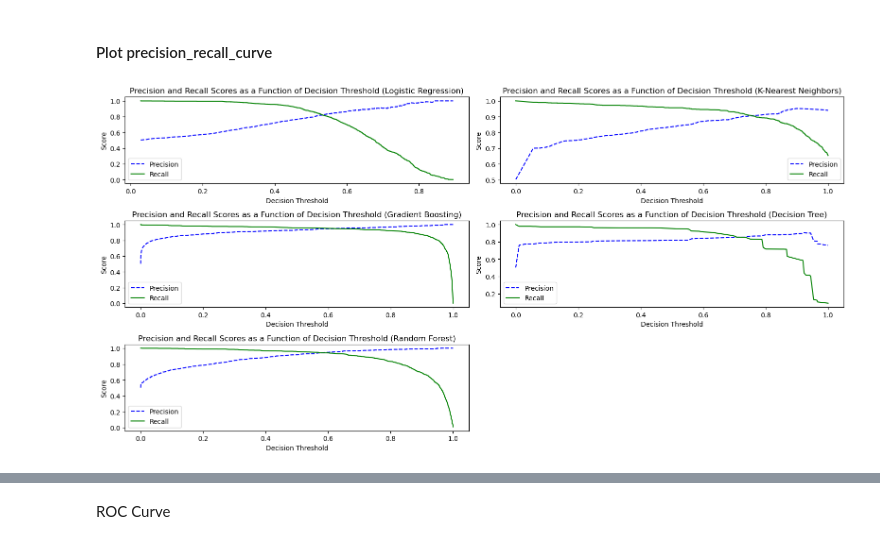
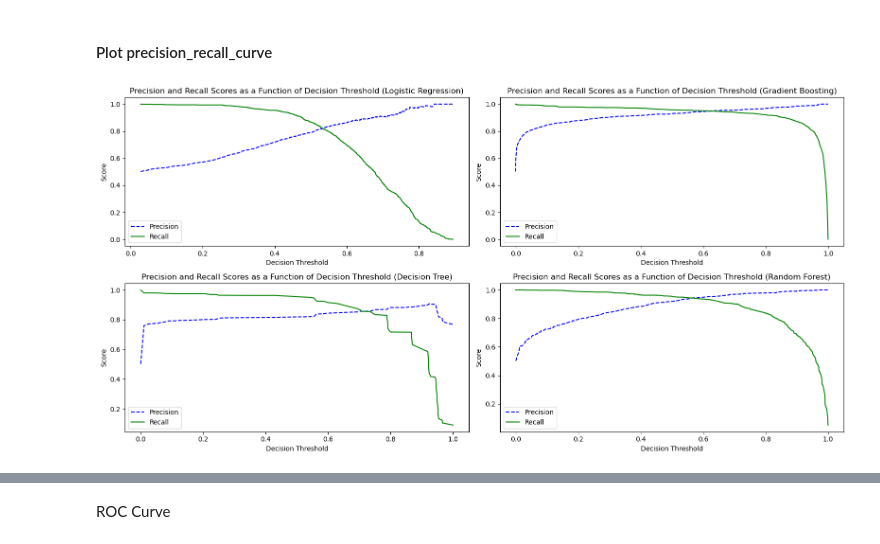
Before and after one commit to rubaawad/Brain_stroke_prediction, a Jupyter notebook: src/components/notebook/data/MODEL TRAINING.ipynb, the cells around one changed output, grey strips where cells are left out. Saved outputs shown, nothing was run; the diff lists cells and outputs as text; code cells hidden in the pictures.

```diff
--- a/src/components/notebook/data/MODEL TRAINING.ipynb
+++ b/src/components/notebook/data/MODEL TRAINING.ipynb
@@ -143,9 +141,0 @@ SVC(probability=True)
-# %%
-# Importing the KNeighborsClassifier class from sklearn.neighbors
-from sklearn.neighbors import KNeighborsClassifier
-
-# Instantiating a KNeighborsClassifier object with specified parameters
-knn = KNeighborsClassifier()
-
-# Fitting the K-nearest neighbors model to the training data
-knn.fit(X_train, y_train)
@@ -192,0 +183,11 @@ RandomForestClassifier()
+# %%
+from sklearn.ensemble import VotingClassifier  # Import the VotingClassifier class from the sklearn.ensemble module, which is used for creating an ensemble model that combines multiple models to make a final prediction.
+
+# Ensemble Model: Voting Classifier (Combining Decision Tree, Random Forest, and Gradient Boosting)
+voting_ensemble = VotingClassifier(estimators=[
+    ('decision_tree', dt),  # Include a Decision Tree model in the ensemble, referenced by the name 'decision_tree'.
+    ('random_forest', rf),  # Include a Random Forest model in the ensemble, referenced by the name 'random_forest'.
+    ('gradient_boosting', gb)  # Include a Gradient Boosting model in the ensemble, referenced by the name 'gradient_boosting'.
+], voting='hard')  # Specify that the voting method is 'hard', meaning the final prediction is based on the majority vote from all the models.
+
+voting_ensemble.fit(X_train, y_train)  # Train the VotingClassifier ensemble model on the training data (X_train, y_train).
@@ -194,9 +200,9 @@ RandomForestClassifier()
 Models objects and names
 # %%
 # Define models list
-models = [lr, knn, gb, svm, dt, rf]
+models = [lr, gb, svm, dt, rf,voting_ensemble]
 # List of model names
-models_names = ["Logistic Regression", "K-Nearest Neighbors", "Gradient Boosting", "Support Vector Machine", "Decision Tree", "Random Forest"]
+models_names = ["Logistic Regression",  "Gradient Boosting", "Support Vector Machine", "Decision Tree", "Random Forest","Voting Ensemble"]
 # %% [markdown]
 ### Assess the complexity of each model
 # %%
@@ -609,6 +563,5 @@ recall_score: 0.9527801344783688
 # %% [markdown]
 ###  Evaluate The models after Parameters tuning
 # %%
-models = [lr, knn, gb, svm, dt, rf]
 # compute evaluation metrics for all models
 models_cm_df, models_metrics_df = evaluate_all_models(models, X_test, y_test)
@@ -698,11 +653,11 @@ def plot_precision_recall_vs_threshold(precisions, recalls, thresholds, model_na
 # %%
 # Define the models
-precision_recall_curve_models = [lr, knn, gb, dt, rf]
-model_names = ["Logistic Regression", "K-Nearest Neighbors", "Gradient Boosting", "Decision Tree", "Random Forest"]
+precision_recall_curve_models = [lr,  gb, dt, rf]
+model_names = ["Logistic Regression",  "Gradient Boosting", "Decision Tree", "Random Forest"]
 # Calculate the number of plots based on the number of numerical columns
 num_plots = len(precision_recall_curve_models)
 # Define the number of rows and columns for the grid layout
-num_rows = 3
+num_rows = 2
 num_cols = 2
 
 # Create a figure and a set of subplots with the specified number of rows and columns
@@ -710,31 +665,31 @@ fig, axes = plt.subplots(nrows=num_rows, ncols=num_cols, figsize=(16, 8))
 # Flatten the axes array to simplify indexing
 axes = axes.flatten()
 # Flatten the axes if necessary
 if num_rows == 1:
     axes = [axes]
 
 # Plot precision-recall curves for each model
 for i, (model, name) in enumerate(zip(precision_recall_curve_models, model_names)):
     ax = axes[i]
 
     # Train the model
     model.fit(X_train, y_train)
 
     # Make predictions on the test data
     y_scores = model.predict_proba(X_test)[:, 1]
 
     # Compute precision and recall
     precision, recall, thresholds = precision_recall_curve(y_test, y_scores)
 
     # Plot precision-recall vs threshold
     plot_precision_recall_vs_threshold(precision, recall, thresholds, name, ax)
 # Hide empty subplots beyond the number of plots
 for i in range(num_plots, num_rows*num_cols):
     axes[i].axis('off')  # Turn off axis for empty subplots
 # Adjust layout
 plt.tight_layout()
 
 # Show plot
 plt.show()
 # %% [output]
-[figure, old version]
+[figure, new version]
```
Also changed, not shown: parts of 33 cells of this notebook, 1 other file.
